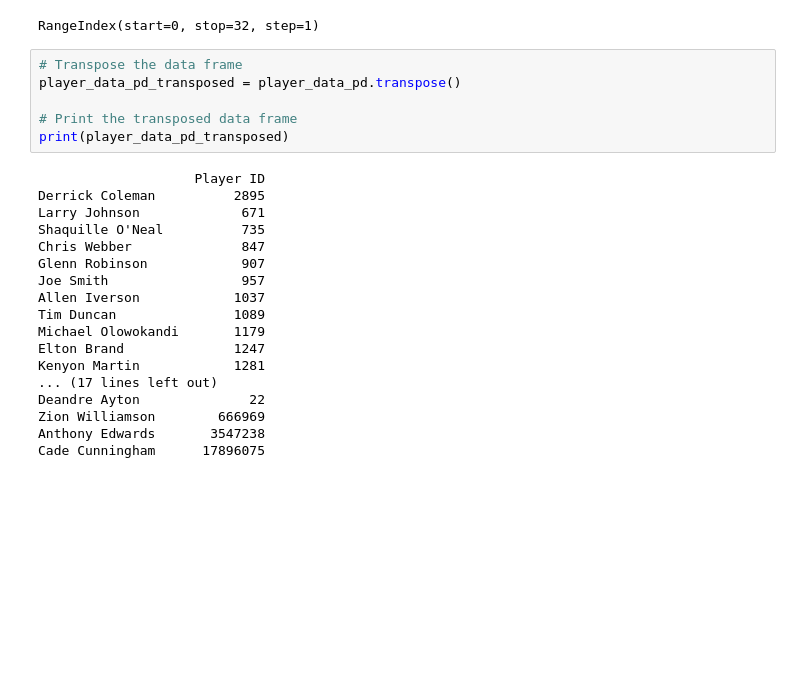
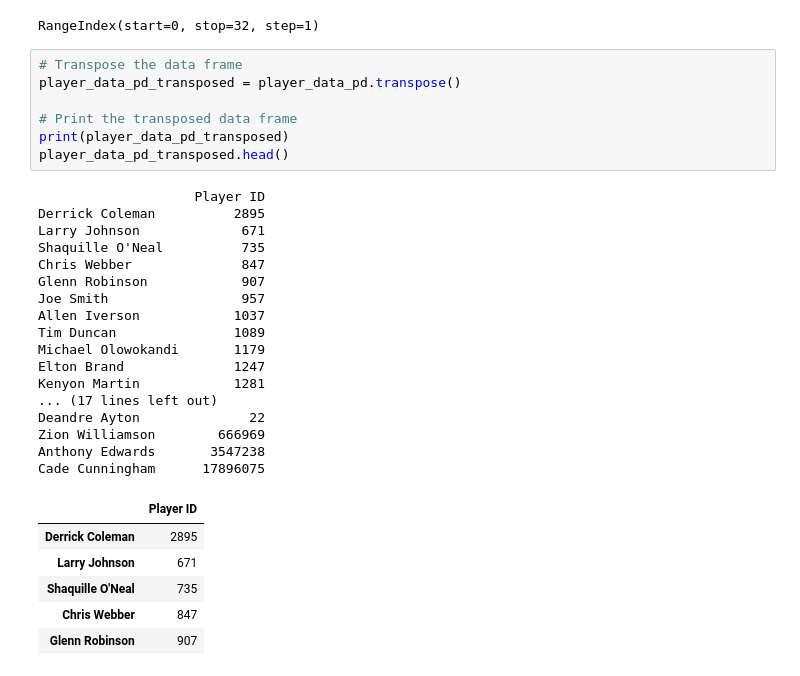
Before and after one commit to YoussoufIY/NBA-Draft-Analysis, a Jupyter notebook: NBA Project.ipynb, the cells around one changed output. Drawn from its saved outputs; the diff is of its cells as text; blank space fills up the shorter version.

```diff
--- a/NBA Project.ipynb
+++ b/NBA Project.ipynb
@@ -387,24 +389,31 @@ RangeIndex(start=0, stop=32, step=1)
 # %%
 # Transpose the data frame
 player_data_pd_transposed = player_data_pd.transpose()
 
 # Print the transposed data frame
 print(player_data_pd_transposed)
+player_data_pd_transposed.head()
 # %% [output]
                     Player ID
 Derrick Coleman          2895
 Larry Johnson             671
 Shaquille O'Neal          735
 Chris Webber              847
 Glenn Robinson            907
 Joe Smith                 957
 Allen Iverson            1037
 Tim Duncan               1089
 Michael Olowokandi       1179
 Elton Brand              1247
 Kenyon Martin            1281
 ... (17 lines left out)
 Deandre Ayton              22
 Zion Williamson        666969
 Anthony Edwards       3547238
 Cade Cunningham      17896075
+|  | Player ID |
+| Derrick Coleman | 2895 |
+| Larry Johnson | 671 |
+| Shaquille O'Neal | 735 |
+| Chris Webber | 847 |
+| Glenn Robinson | 907 |
```
Also changed, not shown: parts of 2 cells of this notebook, 1 other file.
